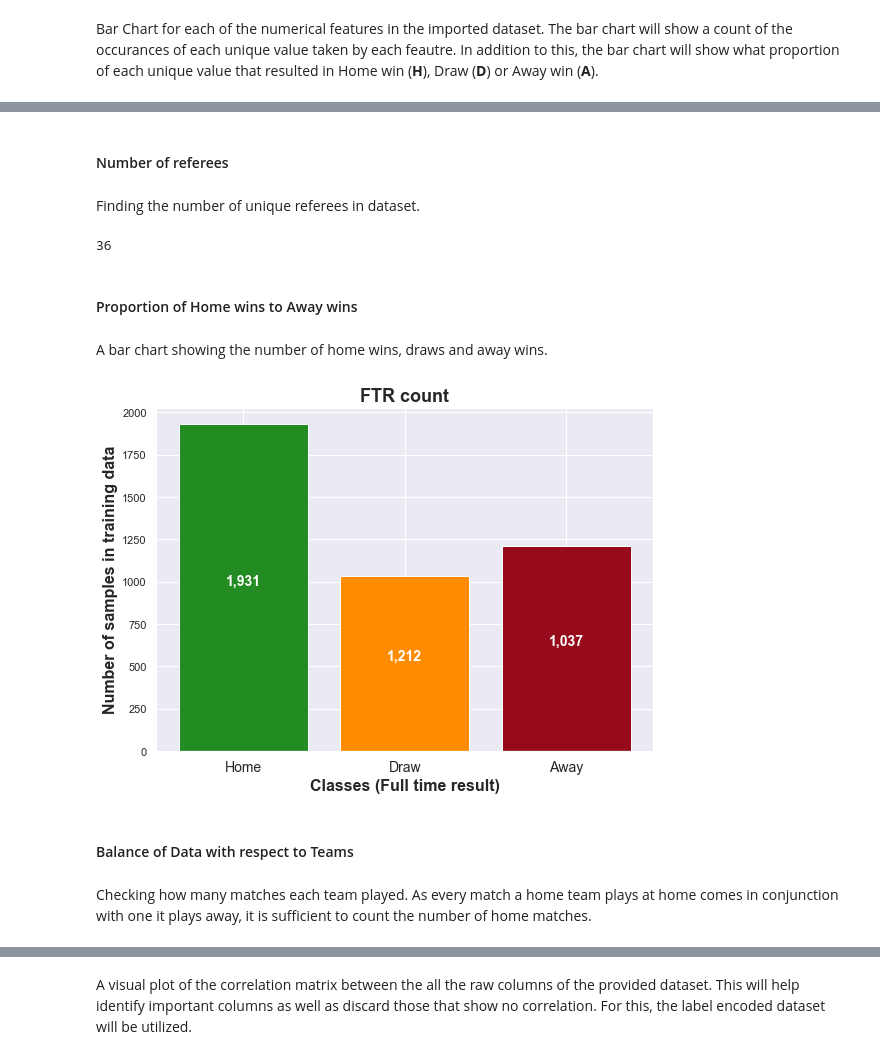
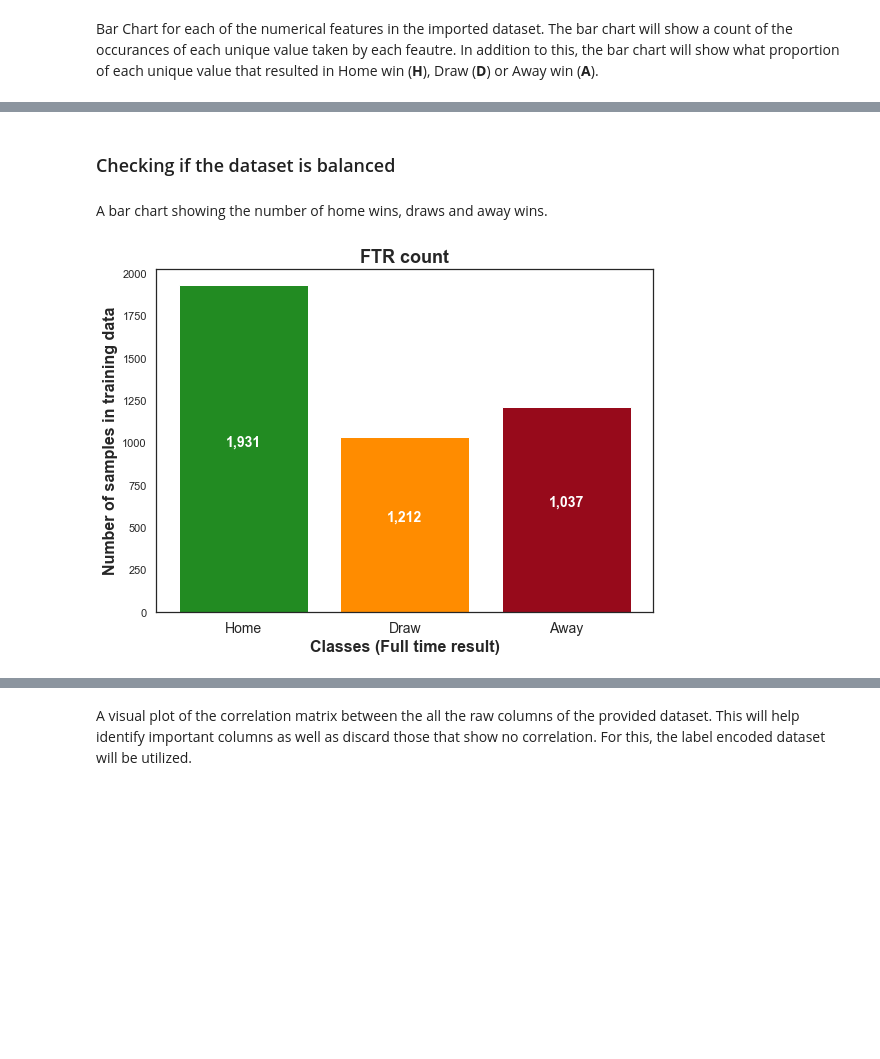
Before and after one commit to arundathi-shanthini/Beat-the-Bookie, a Jupyter notebook: Code/Beat The Bookie.ipynb, the cells around one changed output, grey strips where cells are left out. Saved outputs shown, nothing was run; the diff lists cells and outputs as text; code cells hidden in the pictures; blank space fills up the shorter version.

```diff
--- a/Code/Beat The Bookie.ipynb
+++ b/Code/Beat The Bookie.ipynb
@@ -38,7 +38,7 @@ warnings.filterwarnings("ignore")
 ### Default Figure Settings
 # %%
 # Set plot properties
-mpl.rcParams['axes.titlesize'] = 18
+mpl.rcParams['axes.titlesize'] = 20
 mpl.rcParams['axes.labelsize'] = 16
 mpl.rcParams['axes.titleweight']='bold'
 mpl.rcParams['axes.labelweight']='normal'
@@ -70,6 +70,7 @@ data=pd.read_csv('Data/epl-training.csv')
 
 # Dropping the trailing columns
 data.dropna(axis=1, how='all',inplace=True)
+data['Date']=pd.to_datetime(data['Date'], format='%d/%m/%Y')
 data.drop([column for column in data.columns if 'Unnamed' in column], axis = 1, inplace=True)
-data.shape
+print("Shape of the table (rows, columns): ", data.shape)
 # %% [output]
@@ -131,0 +198,7 @@ get_pivot_column_vs_column_count(data,'HomeTeam','AwayTeam')
+# %%
+data.HomeTeam.value_counts().plot(kind='bar', figsize=(10,5))
+plt.title('Number of teams by matches',fontsize=18, fontweight='bold')
+plt.ylabel('Number of matches',fontsize=16, fontweight='bold')
+plt.xlabel('Team Name',fontsize=16, fontweight='bold')
+sns.set_style("white")
+plt.show()
@@ -159,5 +236,6 @@ for i in range(8):
         get_column_countplot(data,num_col_list[i][j], ax=axes[i,j])
 fig.tight_layout(rect=[0, 0.03, 1, 0.97])
 fig.suptitle("Count plots of all features",fontweight='bold',fontsize=20)
+sns.set_style("white")
 plt.show()
 # %% [output]
@@ -165,43 +243,31 @@ plt.show()
-# %% [markdown]
-#### Number of referees
-# %% [markdown]
-Finding the number of unique referees in dataset.
-# %%
-data['Referee'].nunique()
-# %% [output]
-36
-# %% [markdown]
-#### Proportion of Home wins to Away wins
+# %% [markdown]
+### Checking if the dataset is balanced
 # %% [markdown]
 A bar chart showing the number of home wins, draws and away wins.
 # %%
 # Get the counts
 count_val=data['FTR'].value_counts()
 
 # Visualise the count
 X_ticks=['Home','Draw','Away']
 bar_width=0.7
 fig,ax=plt.subplots()
 plt.bar(1,count_val[0],color='forestgreen')
 plt.bar(2,count_val[2],color='darkorange')
 plt.bar(3,count_val[1],color='#970a1b')
 plt.text(1, count_val[0]/2, "{:,}".format(count_val[0]),color='w',
          ha='center', va= 'bottom',fontweight='bold',fontsize=14)
 plt.text(2, count_val[2]/2, "{:,}".format(count_val[1]), color='w'
          ,ha='center', va= 'bottom',fontweight='bold',fontsize=14)
 plt.text(3, count_val[1]/2, "{:,}".format(count_val[2]), color='w',
-         ha='center', va= 'bottom',fontweight='bold',fontsize=14)
-ax.set_title('FTR count',fontsize=18,fontweight='bold')
-ax.set_xlabel('Classes (Full time result)',fontsize=16,fontweight='bold')
-ax.set_ylabel('Number of samples in training data',fontsize=16,
-              fontweight='bold')
+         ha='center', va= 'bottom', fontweight='bold', fontsize=14)
+ax.set_title('FTR count', fontsize=18, fontweight='bold')
+ax.set_xlabel('Classes (Full time result)', fontsize=16, fontweight='bold')
+ax.set_ylabel('Number of samples in training data', fontsize=16, fontweight='bold')
 ax.set_xticks([1,2,3])
 ax.set_xticklabels(X_ticks,fontsize=14)
 fig.tight_layout()
+sns.set_style("white")
 plt.show()
 # %% [output]
-[figure, old version]
+[figure, new version]
-# %% [markdown]
-#### Balance of Data with respect to Teams
-# %% [markdown]
-Checking how many matches each team played. As every match a home team plays at home comes in conjunction with one it plays away, it is sufficient to count the number of home matches.
```
Also changed, not shown: parts of 52 cells of this notebook.
